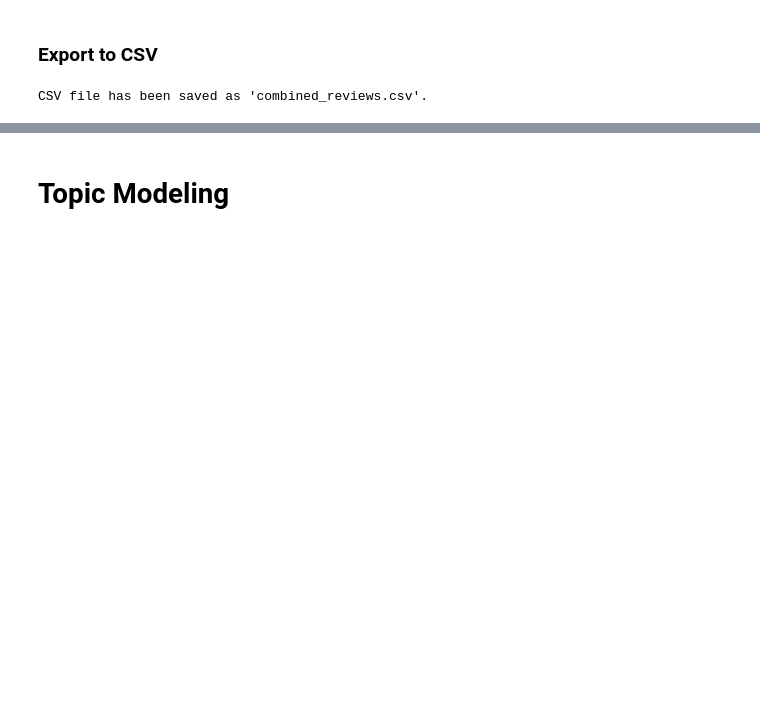
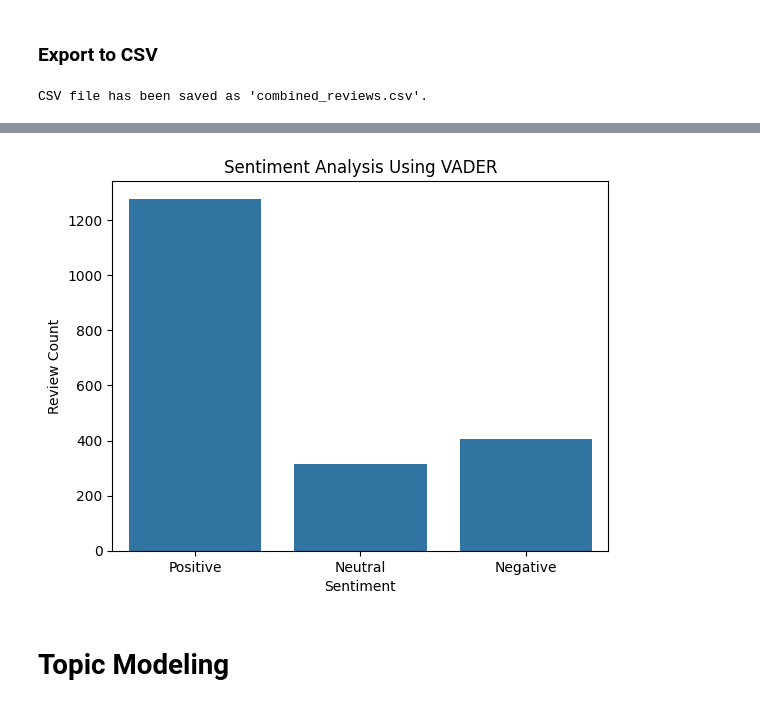
Before and after one commit to K-Atharva01/SMA-Mini-Project, a Jupyter notebook: Topic Modeling.ipynb, the cells around one changed output, grey strips where cells are left out. Saved outputs shown, nothing was run; the diff lists cells and outputs as text; code cells hidden in the pictures; blank space fills up the shorter version.

```diff
--- a/Topic Modeling.ipynb
+++ b/Topic Modeling.ipynb
@@ -229,3 +263,14 @@ CSV file has been saved as 'combined_reviews.csv'.
+# %%
+import seaborn as sns
+import matplotlib.pyplot as plt
+
+sns.countplot(data=combined_reviews_df, x='sentiment_label', order=['Positive', 'Neutral', 'Negative'])
+plt.title('Sentiment Analysis Using VADER')
+plt.xlabel('Sentiment')
+plt.ylabel('Review Count')
+plt.show()
+# %% [output]
+[figure, added]
 # %% [markdown]
 # Topic Modeling
 # %%
```
Also changed, not shown: parts of 15 cells of this notebook.
